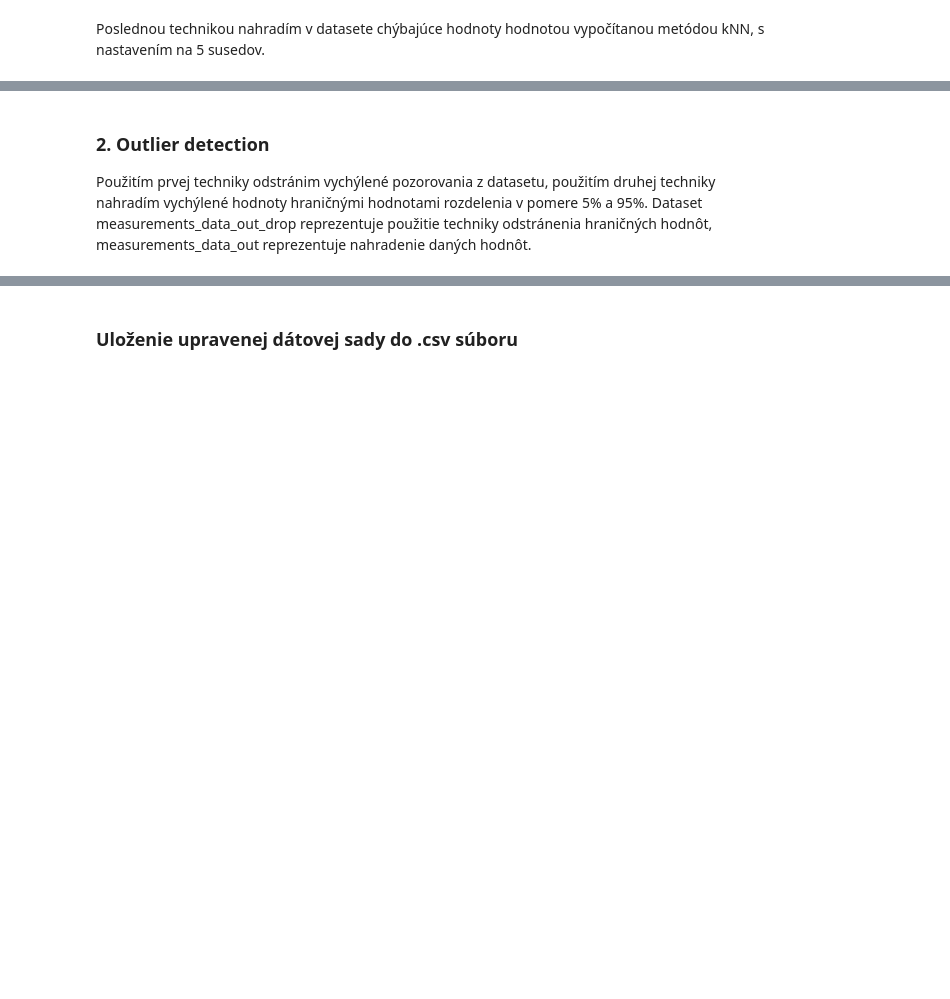
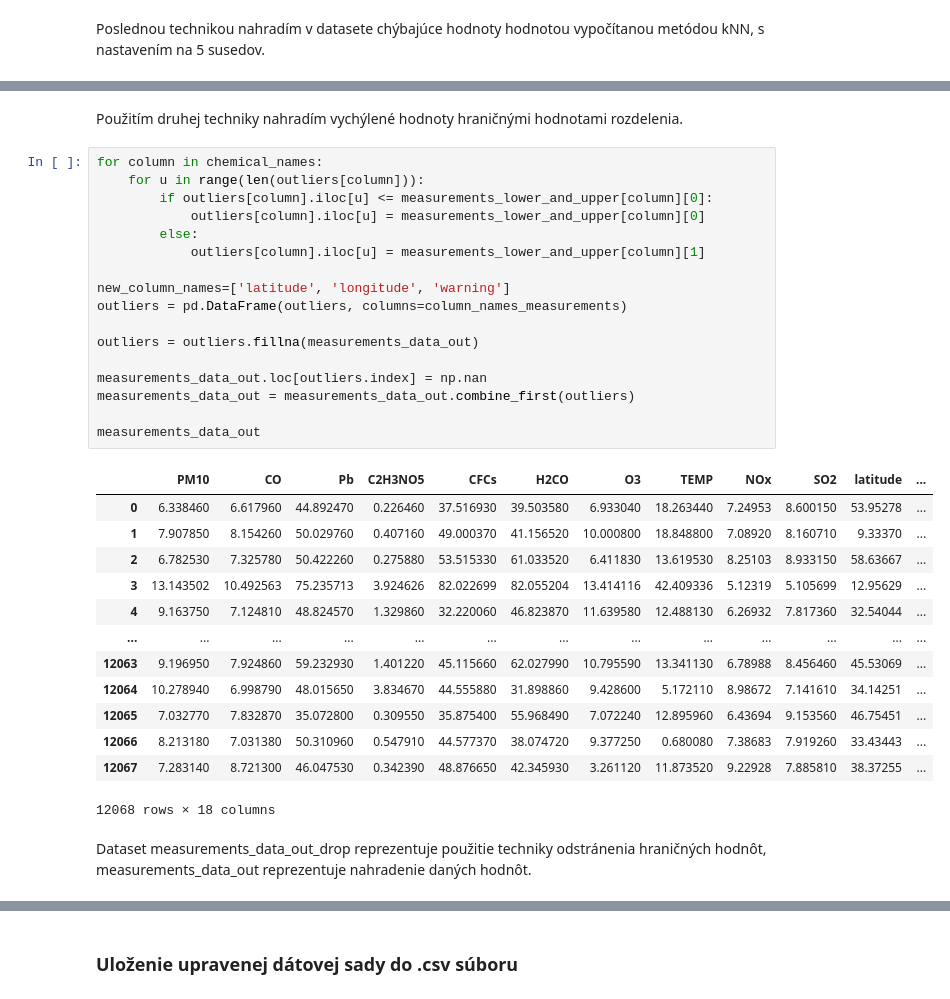
Before and after one commit to berny-29/IAU, a Jupyter notebook: project_2.ipynb, the cells around one changed output, grey strips where cells are left out. Saved outputs shown, nothing was run; the diff lists cells and outputs as text; blank space fills up the shorter version.

```diff
--- a/project_2.ipynb
+++ b/project_2.ipynb
@@ -152,3 +211,35 @@ measurements_data_knn = pd.DataFrame(imputer.transform(measurements_data_knn), c
+# %% [markdown]
+Použitím druhej techniky nahradím vychýlené hodnoty hraničnými hodnotami rozdelenia.
+# %%
+for column in chemical_names:
+    for u in range(len(outliers[column])):
+        if outliers[column].iloc[u] <= measurements_lower_and_upper[column][0]:
+            outliers[column].iloc[u] = measurements_lower_and_upper[column][0]
+        else:
+            outliers[column].iloc[u] = measurements_lower_and_upper[column][1]
+
+new_column_names=['latitude', 'longitude', 'warning']
+outliers = pd.DataFrame(outliers, columns=column_names_measurements)
+
+outliers = outliers.fillna(measurements_data_out)
+
+measurements_data_out.loc[outliers.index] = np.nan
+measurements_data_out = measurements_data_out.combine_first(outliers)
+
+measurements_data_out
+# %% [output]
+|  | PM10 | CO | Pb | C2H3NO5 | CFCs | H2CO | O3 | TEMP | NOx | SO2 | latitude | ... |
+| 0 | 6.338460 | 6.617960 | 44.892470 | 0.226460 | 37.516930 | 39.503580 | 6.933040 | 18.263440 | 7.24953 | 8.600150 | 53.95278 | ... |
+| 1 | 7.907850 | 8.154260 | 50.029760 | 0.407160 | 49.000370 | 41.156520 | 10.000800 | 18.848800 | 7.08920 | 8.160710 | 9.33370 | ... |
+| 2 | 6.782530 | 7.325780 | 50.422260 | 0.275880 | 53.515330 | 61.033520 | 6.411830 | 13.619530 | 8.25103 | 8.933150 | 58.63667 | ... |
+| 3 | 13.143502 | 10.492563 | 75.235713 | 3.924626 | 82.022699 | 82.055204 | 13.414116 | 42.409336 | 5.12319 | 5.105699 | 12.95629 | ... |
+| 4 | 9.163750 | 7.124810 | 48.824570 | 1.329860 | 32.220060 | 46.823870 | 11.639580 | 12.488130 | 6.26932 | 7.817360 | 32.54044 | ... |
+| ... | ... | ... | ... | ... | ... | ... | ... | ... | ... | ... | ... | ... |
+| 12063 | 9.196950 | 7.924860 | 59.232930 | 1.401220 | 45.115660 | 62.027990 | 10.795590 | 13.341130 | 6.78988 | 8.456460 | 45.53069 | ... |
+| 12064 | 10.278940 | 6.998790 | 48.015650 | 3.834670 | 44.555880 | 31.898860 | 9.428600 | 5.172110 | 8.98672 | 7.141610 | 34.14251 | ... |
+| 12065 | 7.032770 | 7.832870 | 35.072800 | 0.309550 | 35.875400 | 55.968490 | 7.072240 | 12.895960 | 6.43694 | 9.153560 | 46.75451 | ... |
+| 12066 | 8.213180 | 7.031380 | 50.310960 | 0.547910 | 44.577370 | 38.074720 | 9.377250 | 0.680080 | 7.38683 | 7.919260 | 33.43443 | ... |
+| 12067 | 7.283140 | 8.721300 | 46.047530 | 0.342390 | 48.876650 | 42.345930 | 3.261120 | 11.873520 | 9.22928 | 7.885810 | 38.37255 | ... |
+12068 rows × 18 columns
 # %% [markdown]
-### 2. Outlier detection
-Použitím prvej techniky odstránim vychýlené pozorovania z datasetu, použitím druhej techniky nahradím vychýlené hodnoty hraničnými hodnotami rozdelenia v pomere 5% a 95%. Dataset measurements_data_out_drop reprezentuje použitie techniky odstránenia hraničných hodnôt, measurements_data_out reprezentuje nahradenie daných hodnôt.
+Dataset measurements_data_out_drop reprezentuje použitie techniky odstránenia hraničných hodnôt, measurements_data_out reprezentuje nahradenie daných hodnôt.
```
Also changed, not shown: parts of 56 cells of this notebook.
